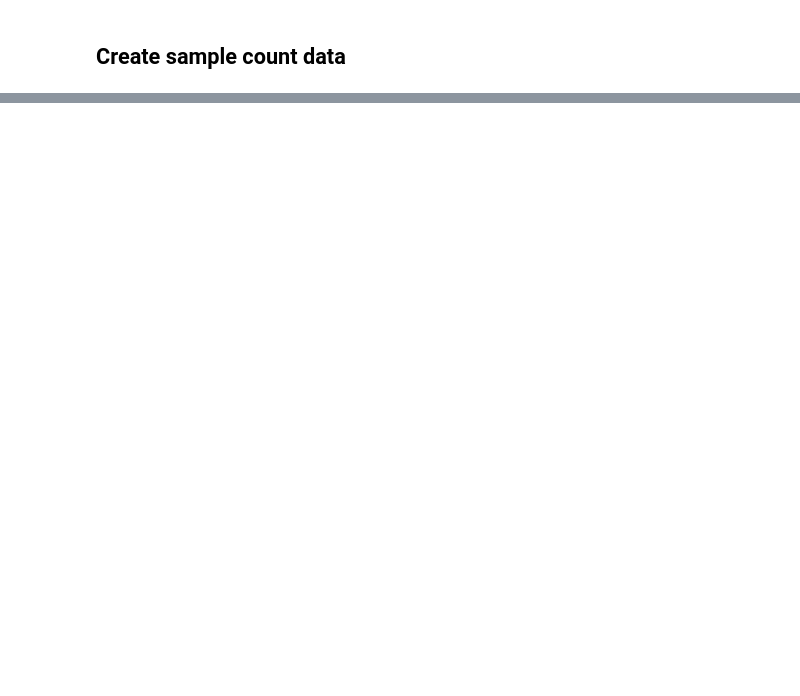
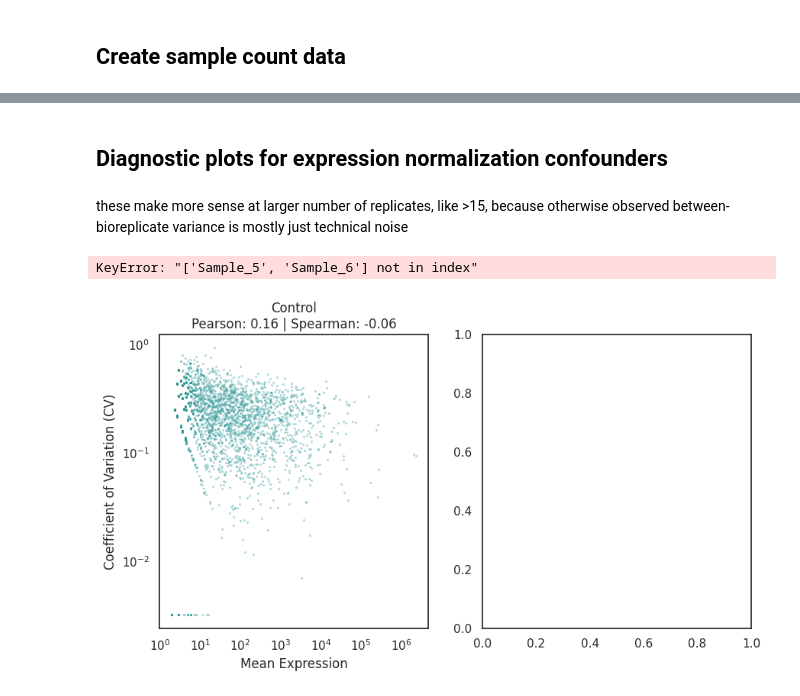
Before and after one commit to zavolanlab/zavolab_pyutils, a Jupyter notebook: test_module.ipynb, the cells around one changed output, grey strips where cells are left out. Drawn from its saved outputs; the diff is of its cells as text; code cells hidden in the pictures; blank space fills up the shorter version.

```diff
--- a/test_module.ipynb
+++ b/test_module.ipynb
@@ -208,0 +235,22 @@ plot_gene_expression_with_ci(
+# %% [markdown]
+## Diagnostic plots for expression normalization confounders
+# %% [markdown]
+these make more sense at larger number of replicates, like >15, because otherwise observed between-bioreplicate variance is mostly just technical noise
+# %%
+# 1. DESeq2 Mean vs CV (is_log2 = False because norm_counts is on raw scale)
+plot_mean_vs_cv(
+    norm_counts_df, metadata_df,
+    savefig_path='./tests/plots/cv_plot_deseq2.png',
+    is_log2=False
+)
+# 2. Sanity Mean vs CV (is_log2 = True to convert log2 back to raw for CV math)
+plot_mean_vs_cv(
+    sanity_norm_counts_df, metadata_df,
+    savefig_path='./tests/plots/cv_plot_sanity.png',
+    is_log2=True
+)
+# Sanity is highly effective at shrinking the variance of low-expression genes,
+# flattening the left side of the curve!
+# %% [output]
+KeyError: "['Sample_5', 'Sample_6'] not in index"
+[figure, added]
```
Also changed, not shown: parts of 30 cells of this notebook, 15 other files.
